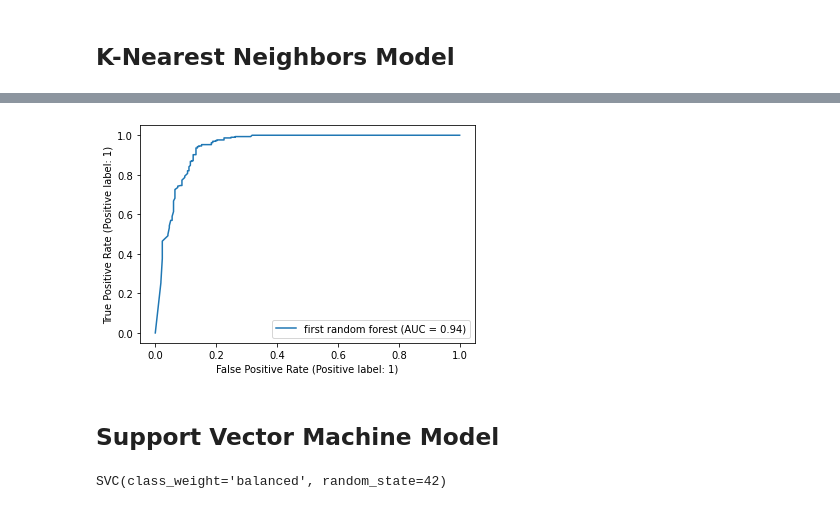
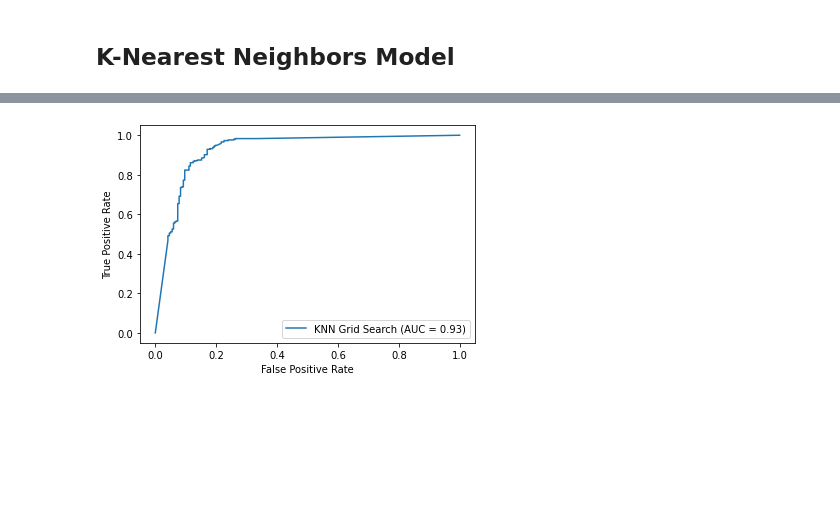
Before and after one commit to brooke57/TKR_FLT3_Drug_Discovery, a Jupyter notebook: Drug_Discovery_Modeling.ipynb, the cells around one changed output, grey strips where cells are left out. Cells and saved outputs as stored; diff of their text form; code cells hidden in the pictures; blank space fills up the shorter version.

```diff
--- a/Drug_Discovery_Modeling.ipynb
+++ b/Drug_Discovery_Modeling.ipynb
@@ -276,2 +351,4 @@ evaluate(first_ran, X_tr, y_tr, X_te, y_te)
 # %% [markdown]
 ## **K-Nearest Neighbors Model**
+# %%
+knn = KNeighborsClassifier()
@@ -277,0 +362,7 @@ evaluate(first_ran, X_tr, y_tr, X_te, y_te)
+# %%
+knn_grid = {'n_neighbors': [5, 10, 15],
+            'weights': ['uniform', 'distance']}
+# %%
+knn_search = GridSearchCV(knn, knn_grid, scoring = ['f1', 'precision'], refit='f1')
+# %%
+knn_output = knn_search.fit(X_tr, y_tr)
@@ -278,11 +380,4 @@ evaluate(first_ran, X_tr, y_tr, X_te, y_te)
 # %%
-plot_roc_curve(first_ran, X_te, y_te, name='first random forest');
+plot_roc_curve(knn_search, X_te, y_te, name='KNN Grid Search');
 # %% [output]
-[figure, old version]
+[figure, new version]
-# %% [markdown]
-## **Support Vector Machine Model**
-# %%
-first_svm = SVC(class_weight='balanced', random_state=42)
-first_svm.fit(X_tr, y_tr)
-# %% [output]
-SVC(class_weight='balanced', random_state=42)
```
Also changed, not shown: parts of 33 cells of this notebook.
